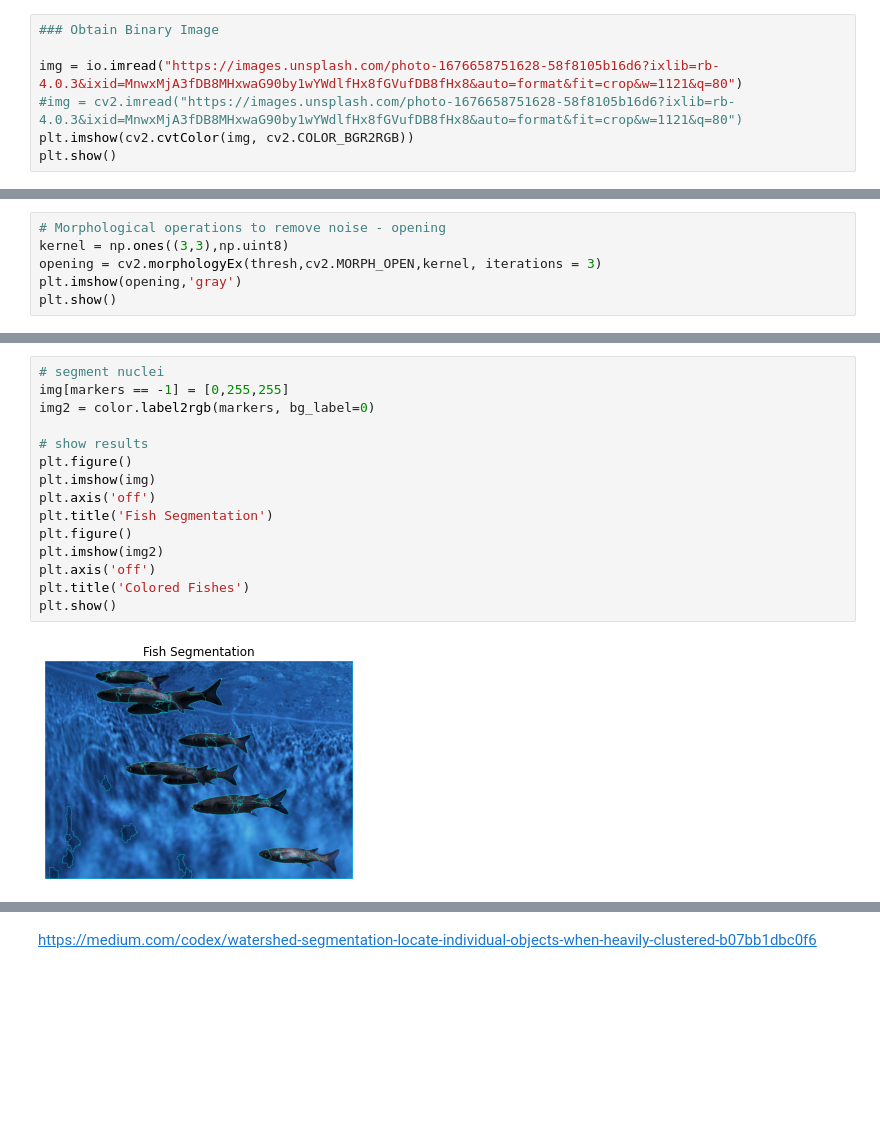
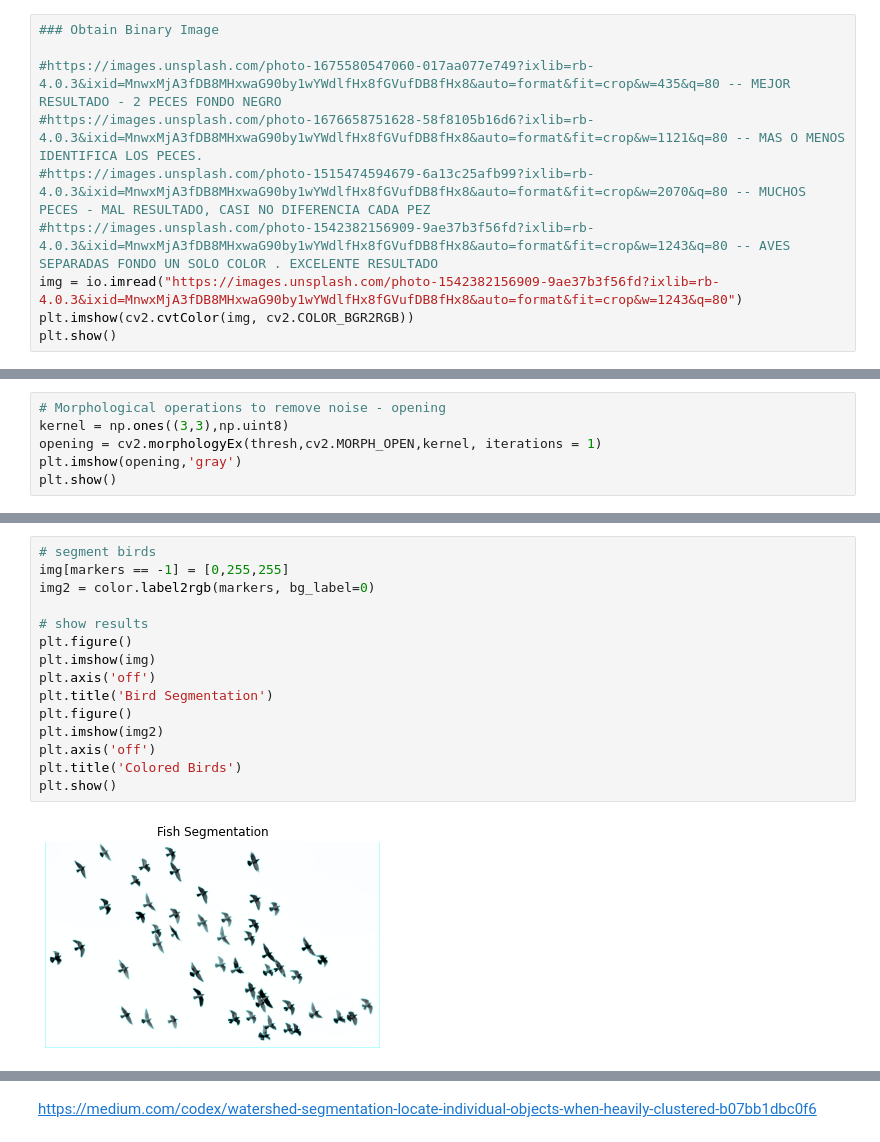
Before and after one commit to andreac941/ComputerVision-Eq3, a Jupyter notebook: 1_PROYECTO_FINAL/Demo_Proyecto_Final_Eq10.ipynb, the cells around one changed output, grey strips where cells are left out. Saved outputs shown, nothing was run; the diff lists cells and outputs as text; blank space fills up the shorter version.

```diff
--- a/1_PROYECTO_FINAL/Demo_Proyecto_Final_Eq10.ipynb
+++ b/1_PROYECTO_FINAL/Demo_Proyecto_Final_Eq10.ipynb
@@ -9,8 +10,11 @@ from skimage import measure, color, io
 # %%
 ### Obtain Binary Image
 
-img = io.imread("https://images.unsplash.com/photo-1676658751628-58f8105b16d6?ixlib=rb-4.0.3&ixid=MnwxMjA3fDB8MHxwaG90by1wYWdlfHx8fGVufDB8fHx8&auto=format&fit=crop&w=1121&q=80")
-#img = cv2.imread("https://images.unsplash.com/photo-1676658751628-58f8105b16d6?ixlib=rb-4.0.3&ixid=MnwxMjA3fDB8MHxwaG90by1wYWdlfHx8fGVufDB8fHx8&auto=format&fit=crop&w=1121&q=80")
+#https://images.unsplash.com/photo-1675580547060-017aa077e749?ixlib=rb-4.0.3&ixid=MnwxMjA3fDB8MHxwaG90by1wYWdlfHx8fGVufDB8fHx8&auto=format&fit=crop&w=435&q=80 -- MEJOR RESULTADO - 2 PECES FONDO NEGRO
+#https://images.unsplash.com/photo-1676658751628-58f8105b16d6?ixlib=rb-4.0.3&ixid=MnwxMjA3fDB8MHxwaG90by1wYWdlfHx8fGVufDB8fHx8&auto=format&fit=crop&w=1121&q=80 -- MAS O MENOS IDENTIFICA LOS PECES.
+#https://images.unsplash.com/photo-1515474594679-6a13c25afb99?ixlib=rb-4.0.3&ixid=MnwxMjA3fDB8MHxwaG90by1wYWdlfHx8fGVufDB8fHx8&auto=format&fit=crop&w=2070&q=80 -- MUCHOS PECES - MAL RESULTADO, CASI NO DIFERENCIA CADA PEZ
+#https://images.unsplash.com/photo-1542382156909-9ae37b3f56fd?ixlib=rb-4.0.3&ixid=MnwxMjA3fDB8MHxwaG90by1wYWdlfHx8fGVufDB8fHx8&auto=format&fit=crop&w=1243&q=80 -- AVES SEPARADAS FONDO UN SOLO COLOR . EXCELENTE RESULTADO
+img = io.imread("https://images.unsplash.com/photo-1542382156909-9ae37b3f56fd?ixlib=rb-4.0.3&ixid=MnwxMjA3fDB8MHxwaG90by1wYWdlfHx8fGVufDB8fHx8&auto=format&fit=crop&w=1243&q=80")
 plt.imshow(cv2.cvtColor(img, cv2.COLOR_BGR2RGB))
 plt.show()
 # %% [output]
@@ -32,7 +36,7 @@ plt.show()
 # %%
 # Morphological operations to remove noise - opening
 kernel = np.ones((3,3),np.uint8)
-opening = cv2.morphologyEx(thresh,cv2.MORPH_OPEN,kernel, iterations = 3)
+opening = cv2.morphologyEx(thresh,cv2.MORPH_OPEN,kernel, iterations = 1)
 plt.imshow(opening,'gray')
 plt.show()
 # %% [output]
@@ -78,17 +82,17 @@ plt.show()
 # %%
-# segment nuclei
+# segment birds
 img[markers == -1] = [0,255,255]
 img2 = color.label2rgb(markers, bg_label=0)
 
 # show results
 plt.figure()
 plt.imshow(img)
 plt.axis('off')
-plt.title('Fish Segmentation')
+plt.title('Bird Segmentation')
 plt.figure()
 plt.imshow(img2)
 plt.axis('off')
-plt.title('Colored Fishes')
+plt.title('Colored Birds')
 plt.show()
 # %% [output]
-[figure, old version]
+[figure, new version]
```
Also changed, not shown: parts of 10 cells of this notebook.
